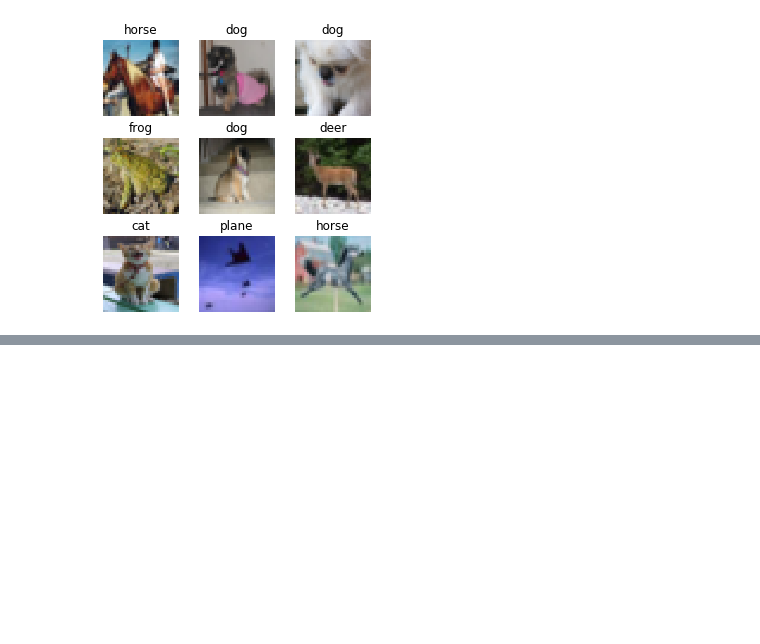
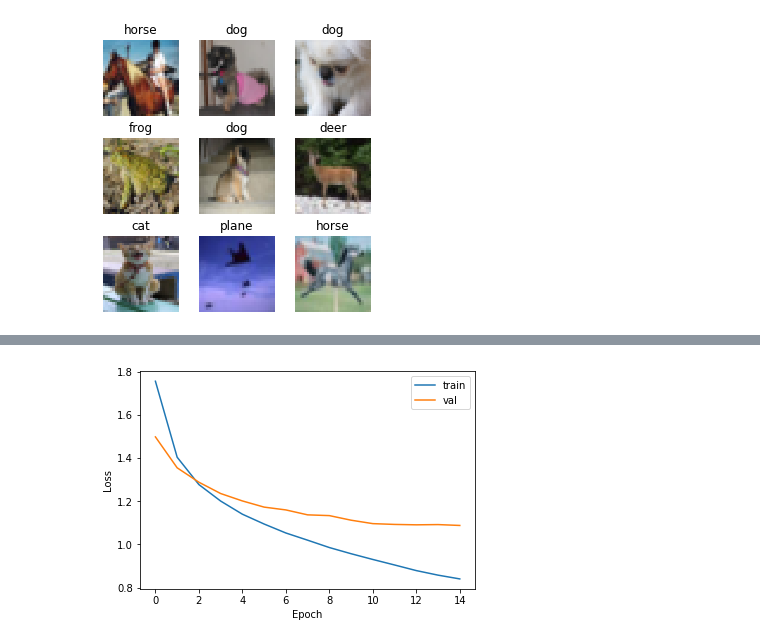
Before and after one commit to susuky/python_pratice, a Jupyter notebook: pytorch_basic_train_process.ipynb, the cells around one changed output, grey strips where cells are left out. Saved outputs shown, nothing was run; the diff lists cells and outputs as text; code cells hidden in the pictures; blank space fills up the shorter version.

```diff
--- a/pytorch_basic_train_process.ipynb
+++ b/pytorch_basic_train_process.ipynb
@@ -244,0 +245,10 @@ plt.plot(losses)
+# %%
+plt.plot(history['trn_losses'], 'C0', label='train')
+plt.plot(history['val_losses'], 'C1', label='val')
+
+plt.legend()
+# plt.title("Loss")
+plt.ylabel("Loss")
+plt.xlabel("Epoch");
+# %% [output]
+[figure, added]
```
Also changed, not shown: parts of 12 cells of this notebook.
